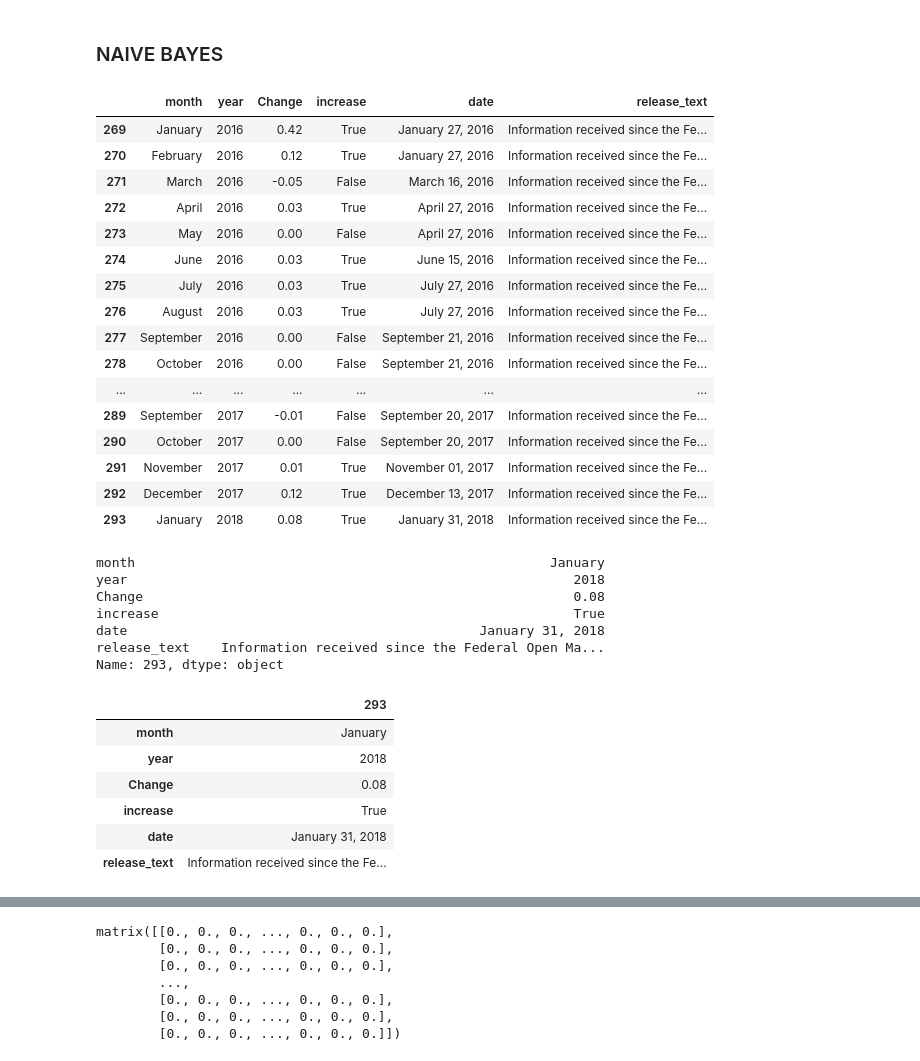
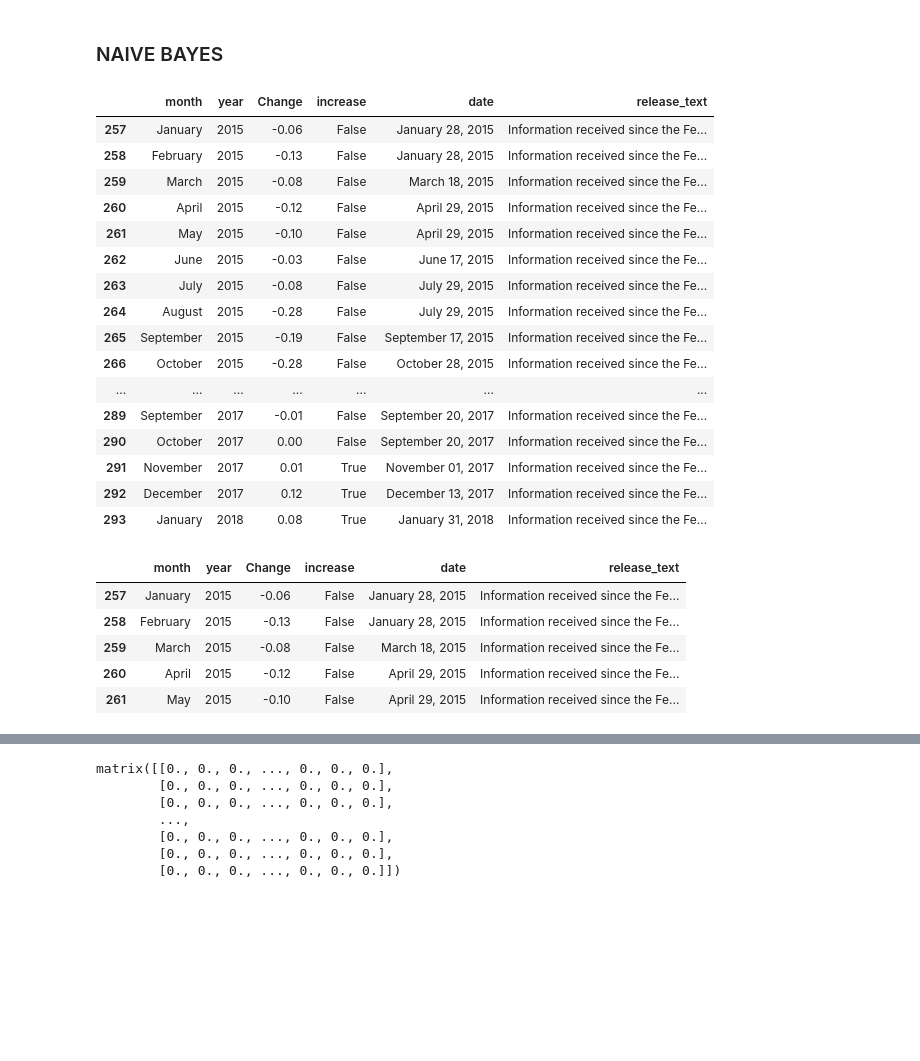
Before and after one commit to jgdenby/hawkwatchers, a Jupyter notebook: nltk_processing.ipynb, the cells around one changed output, grey strips where cells are left out. Saved outputs shown, nothing was run; the diff lists cells and outputs as text; code cells hidden in the pictures; blank space fills up the shorter version.

```diff
--- a/nltk_processing.ipynb
+++ b/nltk_processing.ipynb
@@ -154,19 +154,20 @@ After this point, more components doesn't result in much of an increase in predi
 ### NAIVE BAYES
 # %%
 #releaserates_df.iloc[125:]
-releaserates_df.iloc[269:]
+#releaserates_df.iloc[269:]
+releaserates_df.iloc[257:]
 # %% [output]
 |  | month | year | Change | increase | date | release_text |
-| 269 | January | 2016 | 0.42 | True | January 27, 2016 | Information received since the Fe... |
-| 270 | February | 2016 | 0.12 | True | January 27, 2016 | Information received since the Fe... |
-| 271 | March | 2016 | -0.05 | False | March 16, 2016 | Information received since the Fe... |
-| 272 | April | 2016 | 0.03 | True | April 27, 2016 | Information received since the Fe... |
-| 273 | May | 2016 | 0.00 | False | April 27, 2016 | Information received since the Fe... |
-| 274 | June | 2016 | 0.03 | True | June 15, 2016 | Information received since the Fe... |
-| 275 | July | 2016 | 0.03 | True | July 27, 2016 | Information received since the Fe... |
-| 276 | August | 2016 | 0.03 | True | July 27, 2016 | Information received since the Fe... |
-| 277 | September | 2016 | 0.00 | False | September 21, 2016 | Information received since the Fe... |
-| 278 | October | 2016 | 0.00 | False | September 21, 2016 | Information received since the Fe... |
+| 257 | January | 2015 | -0.06 | False | January 28, 2015 | Information received since the Fe... |
+| 258 | February | 2015 | -0.13 | False | January 28, 2015 | Information received since the Fe... |
+| 259 | March | 2015 | -0.08 | False | March 18, 2015 | Information received since the Fe... |
+| 260 | April | 2015 | -0.12 | False | April 29, 2015 | Information received since the Fe... |
+| 261 | May | 2015 | -0.10 | False | April 29, 2015 | Information received since the Fe... |
+| 262 | June | 2015 | -0.03 | False | June 17, 2015 | Information received since the Fe... |
+| 263 | July | 2015 | -0.08 | False | July 29, 2015 | Information received since the Fe... |
+| 264 | August | 2015 | -0.28 | False | July 29, 2015 | Information received since the Fe... |
+| 265 | September | 2015 | -0.19 | False | September 17, 2015 | Information received since the Fe... |
+| 266 | October | 2015 | -0.28 | False | October 28, 2015 | Information received since the Fe... |
 | ... | ... | ... | ... | ... | ... | ... |
 | 289 | September | 2017 | -0.01 | False | September 20, 2017 | Information received since the Fe... |
 | 290 | October | 2017 | 0.00 | False | September 20, 2017 | Information received since the Fe... |
@@ -198,23 +204,12 @@ test_df = releaserates_df.iloc[269:].copy()
 #train_df = releaserates_df.iloc[:293].copy()
 #test_df = releaserates_df.iloc[293:].copy()
 # %%
-test_df
+test_df.head()
 # %% [output]
-month                                                     January
-year                                                         2018
-Change                                                       0.08
-increase                                                     True
-date                                             January 31, 2018
-release_text    Information received since the Federal Open Ma...
-Name: 293, dtype: object
+|  | month | year | Change | increase | date | release_text |
+| 257 | January | 2015 | -0.06 | False | January 28, 2015 | Information received since the Fe... |
+| 258 | February | 2015 | -0.13 | False | January 28, 2015 | Information received since the Fe... |
+| 259 | March | 2015 | -0.08 | False | March 18, 2015 | Information received since the Fe... |
+| 260 | April | 2015 | -0.12 | False | April 29, 2015 | Information received since the Fe... |
+| 261 | May | 2015 | -0.10 | False | April 29, 2015 | Information received since the Fe... |
-# %%
-test_df
-# %% [output]
-|  | 293 |
-| month | January |
-| year | 2018 |
-| Change | 0.08 |
-| increase | True |
-| date | January 31, 2018 |
-| release_text | Information received since the Fe... |
 # %%
```
Also changed, not shown: parts of 24 cells of this notebook, 1 other file.
